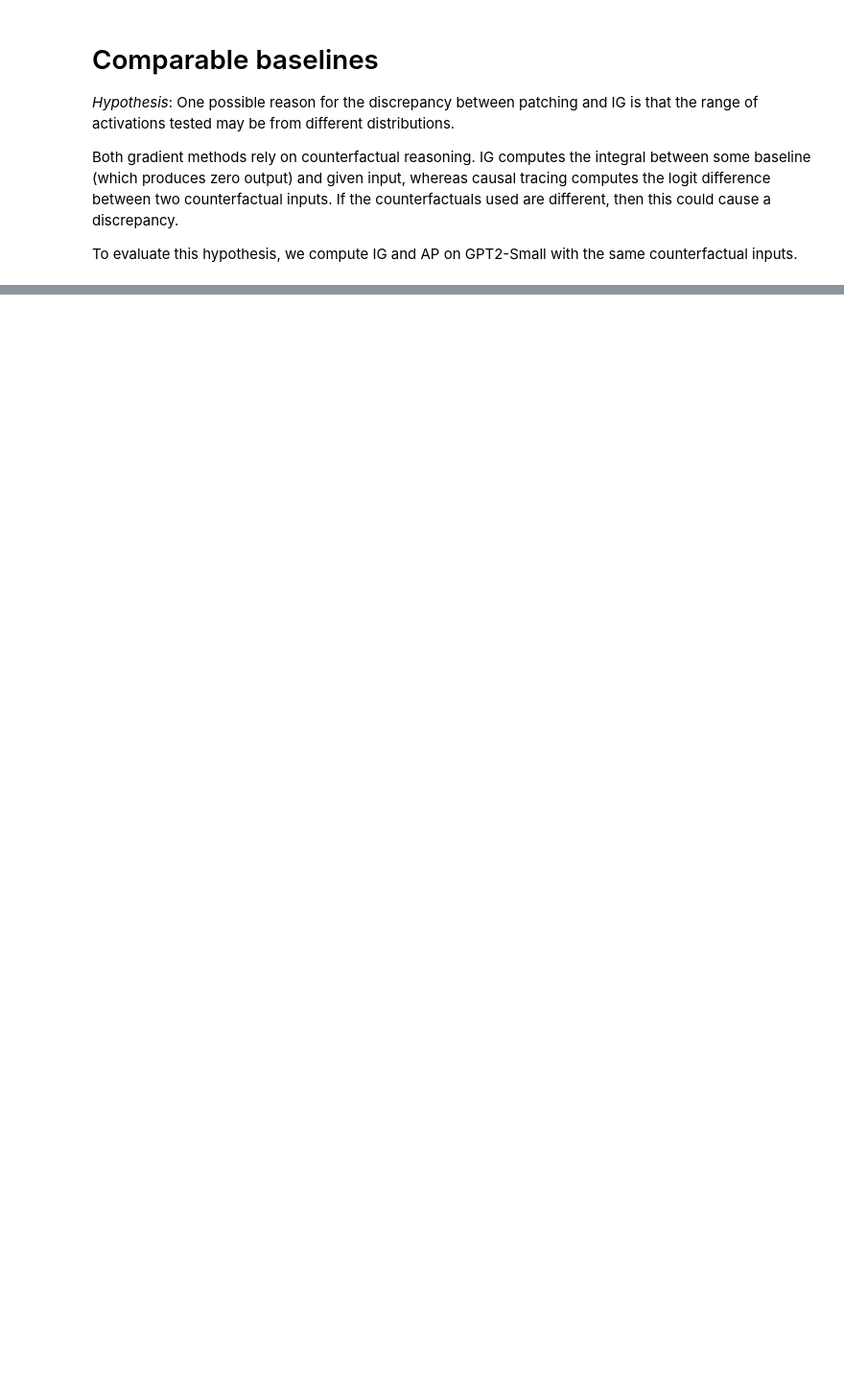
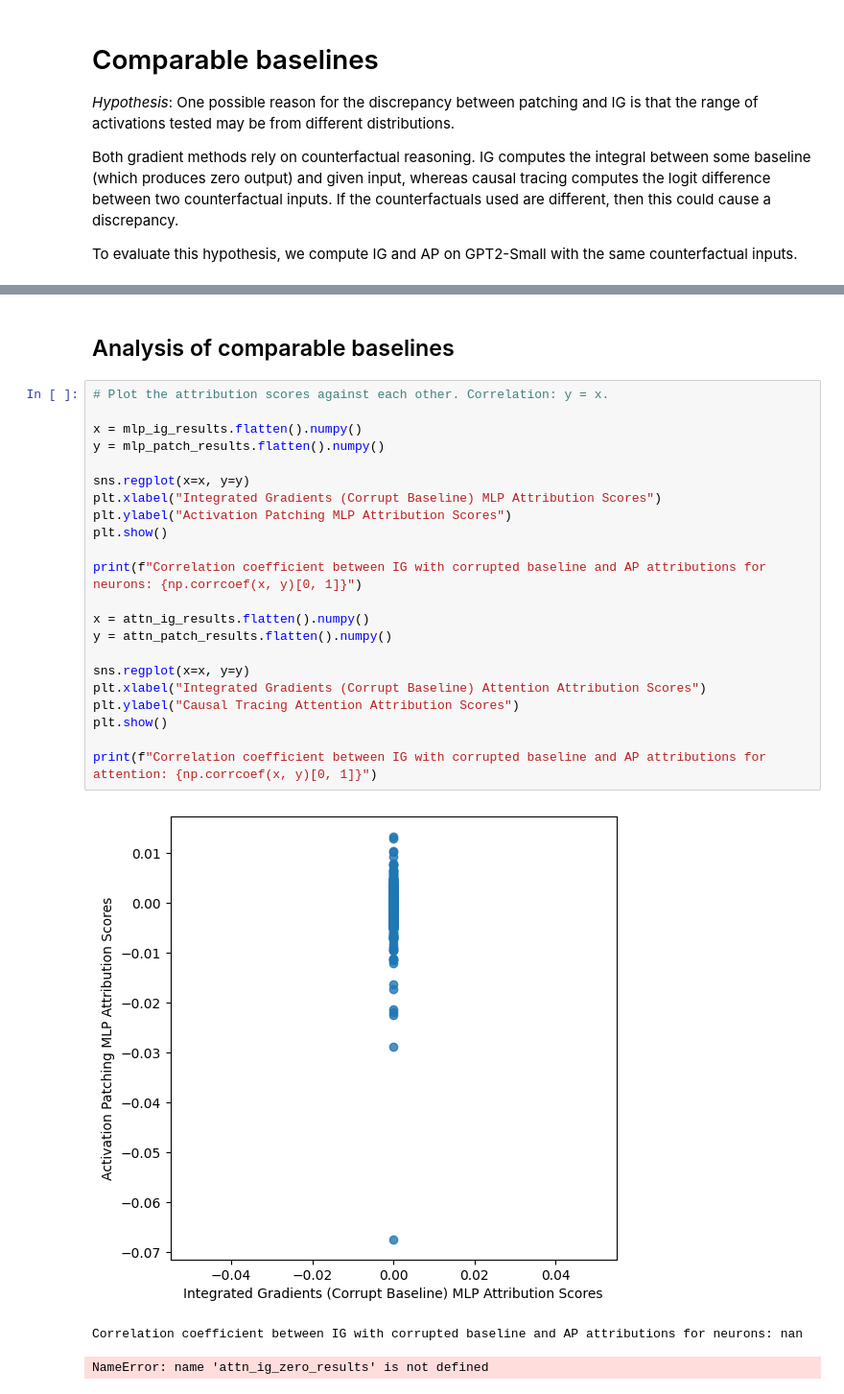
Before and after one commit to mwmlo/gradient_causal_knowledge, a Jupyter notebook: gpt2_ig_ap.ipynb, the cells around one changed output, grey strips where cells are left out. Shown at 96% size. Saved outputs shown, nothing was run; the diff lists cells and outputs as text; blank space fills up the shorter version.

Commit message:
Analysis code

```diff
--- a/gpt2_ig_ap.ipynb
+++ b/gpt2_ig_ap.ipynb
@@ -275,0 +422,28 @@ To evaluate this hypothesis, we compute IG and AP on GPT2-Small with the same co
+# %% [markdown]
+## Analysis of comparable baselines
+# %%
+# Plot the attribution scores against each other. Correlation: y = x.
+
+x = mlp_ig_results.flatten().numpy()
+y = mlp_patch_results.flatten().numpy()
+
+sns.regplot(x=x, y=y)
+plt.xlabel("Integrated Gradients (Corrupt Baseline) MLP Attribution Scores")
+plt.ylabel("Activation Patching MLP Attribution Scores")
+plt.show()
+
+print(f"Correlation coefficient between IG with corrupted baseline and AP attributions for neurons: {np.corrcoef(x, y)[0, 1]}")
+
+x = attn_ig_results.flatten().numpy()
+y = attn_patch_results.flatten().numpy()
+
+sns.regplot(x=x, y=y)
+plt.xlabel("Integrated Gradients (Corrupt Baseline) Attention Attribution Scores")
+plt.ylabel("Causal Tracing Attention Attribution Scores")
+plt.show()
+
+print(f"Correlation coefficient between IG with corrupted baseline and AP attributions for attention: {np.corrcoef(x, y)[0, 1]}")
+# %% [output]
+[figure, added]
+Correlation coefficient between IG with corrupted baseline and AP attributions for neurons: nan
+NameError: name 'attn_ig_zero_results' is not defined
```
Also changed, not shown: parts of 13 cells of this notebook.
